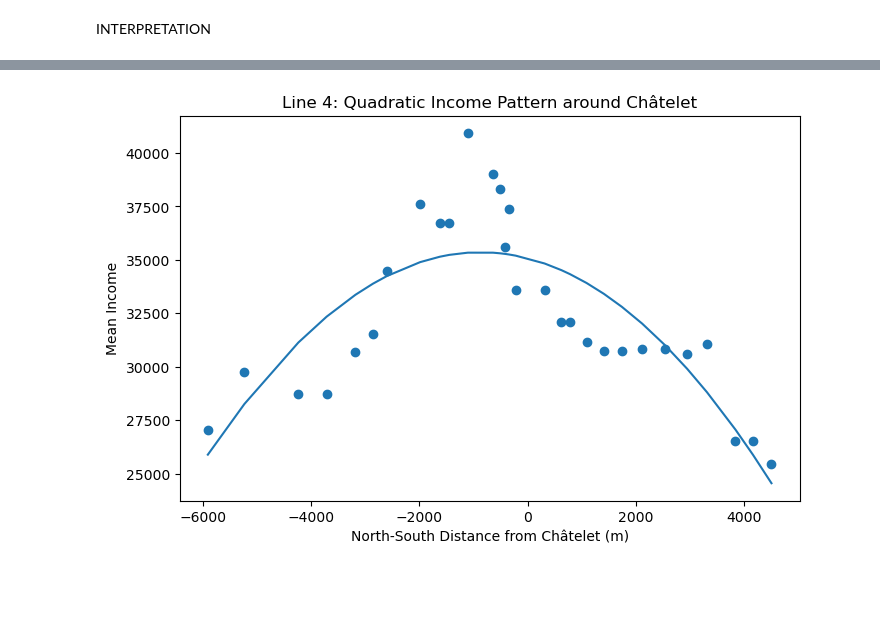
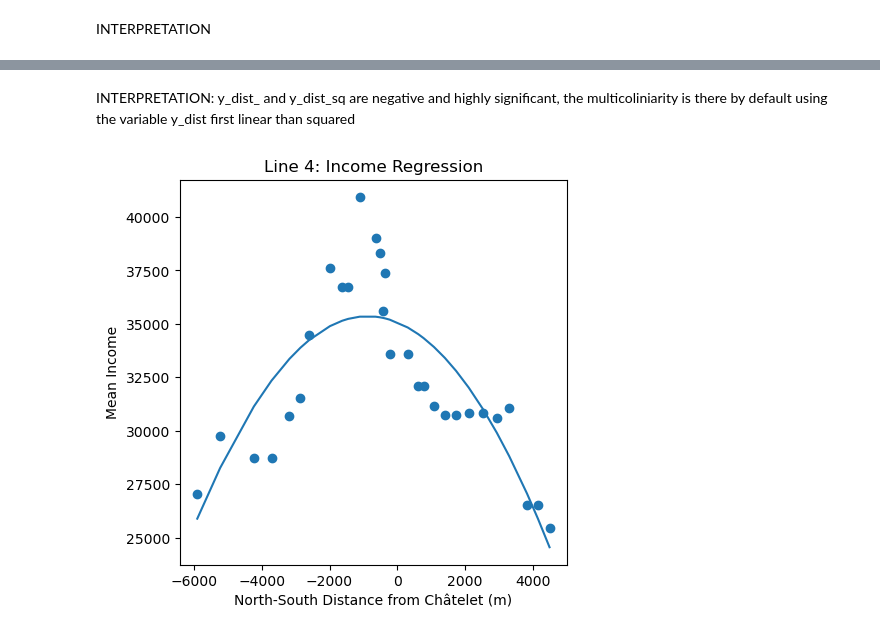
Before and after one commit to tomixmeier/ParisMetro, a Jupyter notebook: notebooks/analysis.ipynb, the cells around one changed output, grey strips where cells are left out. Drawn from its saved outputs; the diff is of its cells as text; code cells hidden in the pictures; blank space fills up the shorter version.

```diff
--- a/notebooks/analysis.ipynb
+++ b/notebooks/analysis.ipynb
@@ -638,28 +647,28 @@ Notes:
 [1] Standard Errors assume that the covariance matrix of the errors is correctly specified.
 [2] The condition number is large, 1.55e+07. This might indicate that there are
 strong multicollinearity or other numerical problems.
+# %% [markdown]
+INTERPRETATION: y_dist_ and y_dist_sq are negative and highly significant, the multicoliniarity is there by default using the variable y_dist first linear than squared
 # %%
+#
 line4_sorted = line4.sort_values(by="y_dist").copy()
-
 X_sorted = line4_sorted[["y_dist", "y_dist_sq"]]
 X_sorted = sm.add_constant(X_sorted)
 
-plt.figure(figsize=(8,5))
-
+#Scatterplot
+plt.figure(figsize=(5,5))
 plt.scatter(
     line4["y_dist"],
     line4["income_mean"]
 )
-
 plt.plot(
     line4_sorted["y_dist"],
     model_line4_quad.predict(X_sorted)
 )
-
-plt.title("Line 4: Quadratic Income Pattern around Châtelet")
+plt.title("Line 4: Income Regression")
 plt.xlabel("North-South Distance from Châtelet (m)")
 plt.ylabel("Mean Income")
-
+plt.savefig("../outputs/5_1_FIG_Regression.png", dpi=300, bbox_inches="tight")
 plt.show()
 # %% [output]
-[figure, old version]
+[figure, new version]
```
Also changed, not shown: parts of 18 cells of this notebook, 18 other files.
